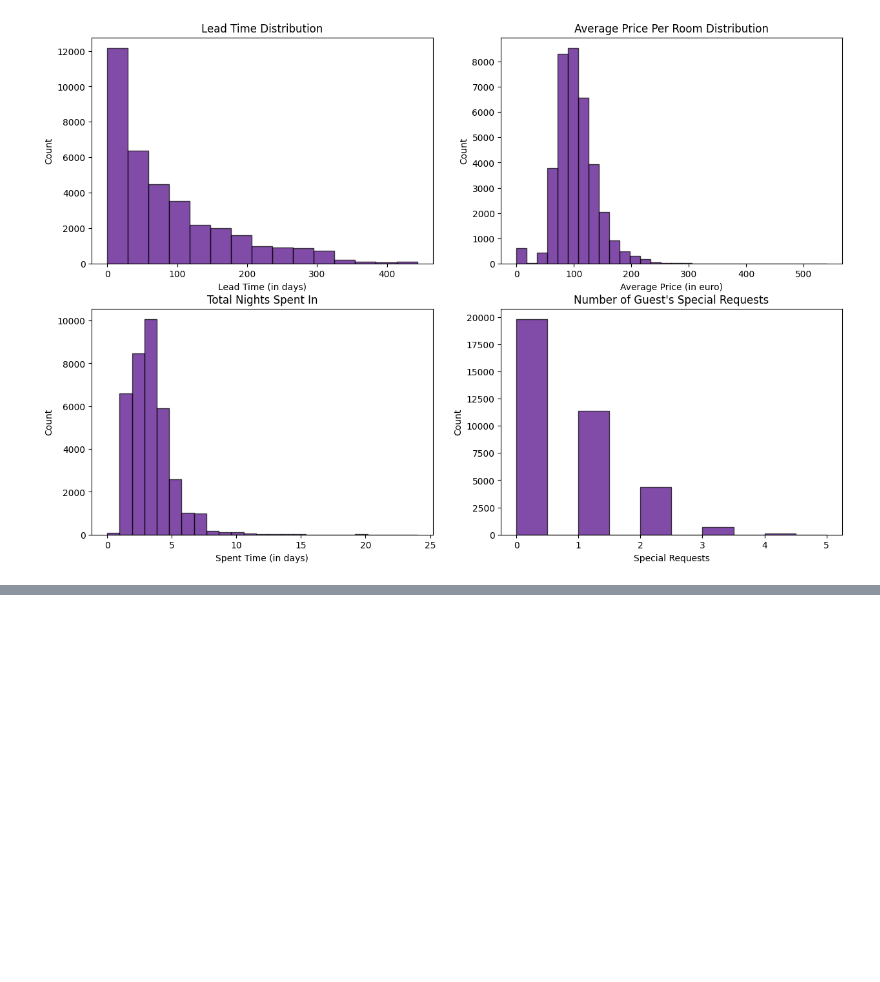
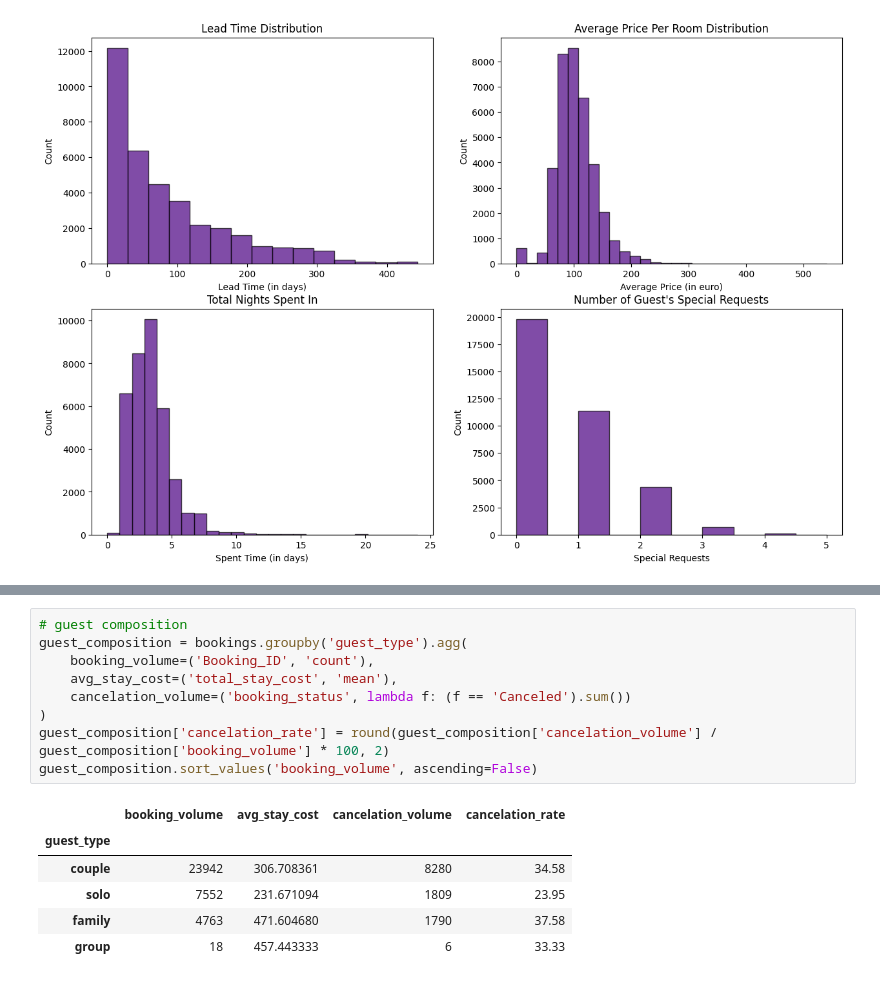
Before and after one commit to s0perdel/data_analysis, a Jupyter notebook: reservations.ipynb, the cells around one changed output, grey strips where cells are left out. Drawn from its saved outputs; the diff is of its cells as text; blank space fills up the shorter version.

```diff
--- a/reservations.ipynb
+++ b/reservations.ipynb
@@ -277,0 +382,16 @@ Analyzing bookings by day of week of arrival to find weekly patterns.
+# %%
+# guest composition
+guest_composition = bookings.groupby('guest_type').agg(
+    booking_volume=('Booking_ID', 'count'),
+    avg_stay_cost=('total_stay_cost', 'mean'),
+    cancelation_volume=('booking_status', lambda f: (f == 'Canceled').sum())
+)
+guest_composition['cancelation_rate'] = round(guest_composition['cancelation_volume'] / guest_composition['booking_volume'] * 100, 2)
+guest_composition.sort_values('booking_volume', ascending=False)
+# %% [output]
+|  | booking_volume | avg_stay_cost | cancelation_volume | cancelation_rate |
+| guest_type |  |  |  |  |
+| couple | 23942 | 306.708361 | 8280 | 34.58 |
+| solo | 7552 | 231.671094 | 1809 | 23.95 |
+| family | 4763 | 471.604680 | 1790 | 37.58 |
+| group | 18 | 457.443333 | 6 | 33.33 |
```
Also changed, not shown: parts of 13 cells of this notebook.
